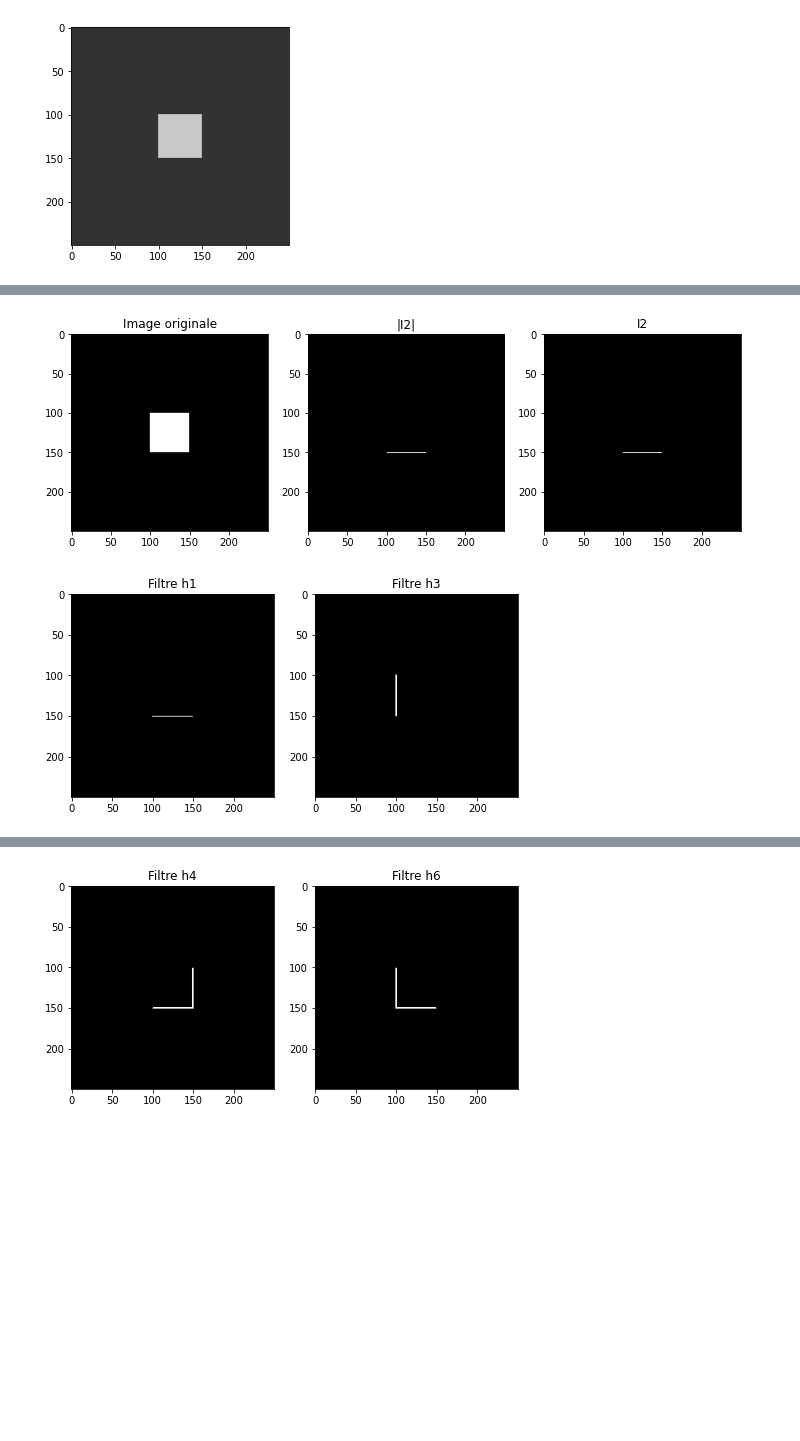
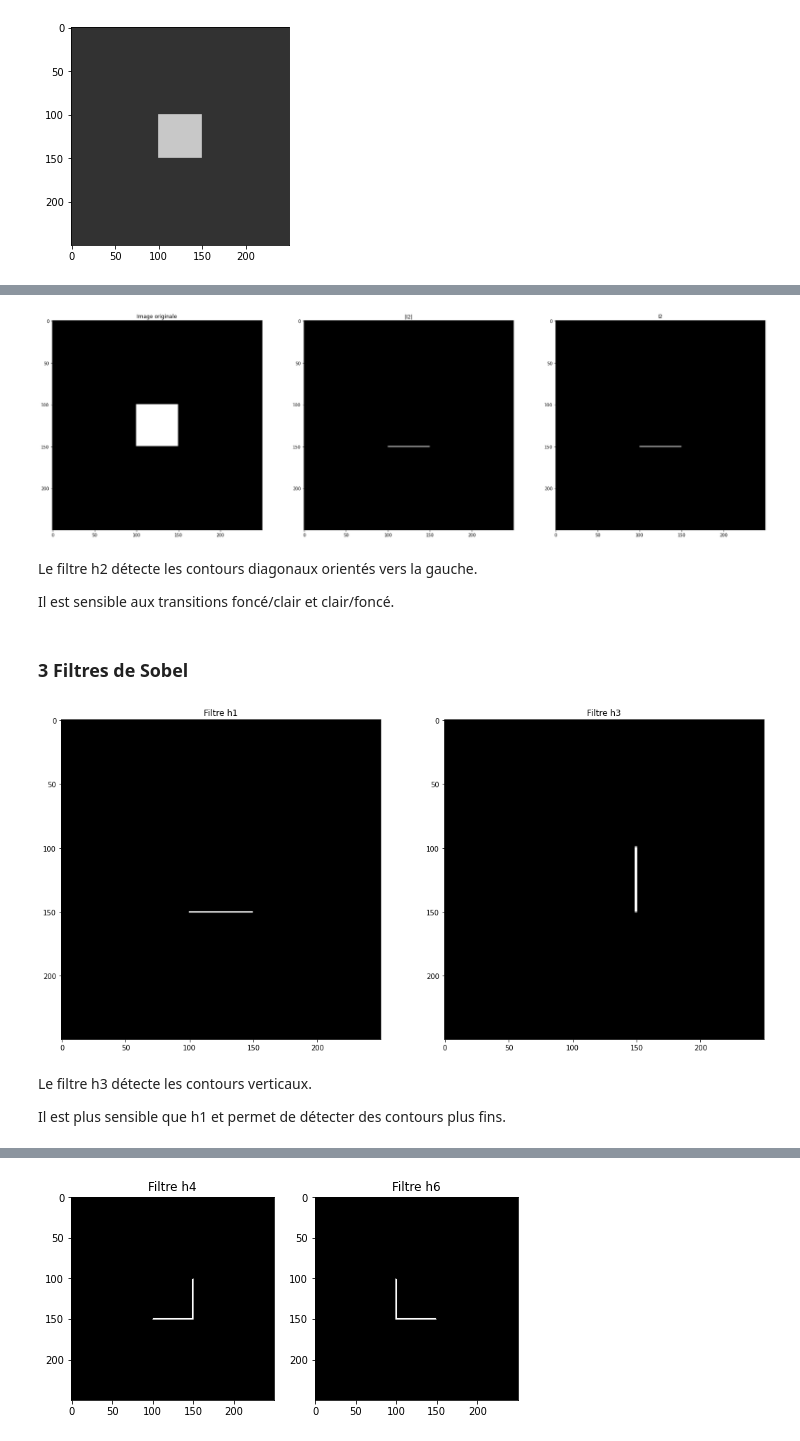
Before and after one commit to azario0/Traitement_image, a Jupyter notebook: tp3.ipynb, the cells around one changed output, grey strips where cells are left out. Cells and saved outputs as stored; diff of their text form; code cells hidden in the pictures; blank space fills up the shorter version.

```diff
--- a/tp3.ipynb
+++ b/tp3.ipynb
@@ -49,34 +56,36 @@ plt.show()
 # %%
 # Appliquer le filtre h2
 h2 = np.array([[1], [-1]])
 I2 = cv.filter2D(img, -1, h2)
 
 # Afficher l'image d'origine, le module et la phase de I2
-fig, ax = plt.subplots(1, 3, figsize=(12, 4))
+fig, ax = plt.subplots(1, 3, figsize=(30, 10))
 
 ax[0].imshow(img, cmap='gray')
 ax[0].set_title('Image originale')
 
 ax[1].imshow(np.abs(I2), cmap='gray')
 ax[1].set_title('|I2|')
 
 ax[2].imshow(I2, cmap='gray')
 ax[2].set_title('I2')
 
 plt.show()
 # %% [output]
-[figure, old version]
+[figure, new version]
+# %% [markdown]
+Le filtre h2 détecte les contours diagonaux orientés vers la gauche.
+
+Il est sensible aux transitions foncé/clair et clair/foncé.
+# %% [markdown]
+### 3 Filtres de Sobel
 # %%
 # Appliquer le filtre de Sobel horizontal
-h3 = np.array([[-1, 0, 1], [-2, 0, 2], [-1, 0, 1]])
+h3 = np.array([[1, 0, -1], [2, 0, -2], [1, 0, -1]])
 I3 = cv.filter2D(img, -1, h3)
 
-# Appliquer le filtre h1
-h1 = np.array([1, -1])
-I1 = cv.filter2D(img, -1, h1)
-
 # Afficher les résultats
-fig, ax = plt.subplots(1, 2, figsize=(8, 4))
+fig, ax = plt.subplots(1, 2, figsize=(18,10))
 
 ax[0].imshow(I1, cmap='gray')
 ax[0].set_title('Filtre h1')
@@ -86,5 +95,9 @@ ax[1].set_title('Filtre h3')
 
 plt.show()
 # %% [output]
-[figure, old version]
+[figure, new version]
+# %% [markdown]
+Le filtre h3 détecte les contours verticaux.
+
+Il est plus sensible que h1 et permet de détecter des contours plus fins.
 # %%
```
Also changed, not shown: parts of 20 cells of this notebook, 1 other file.
